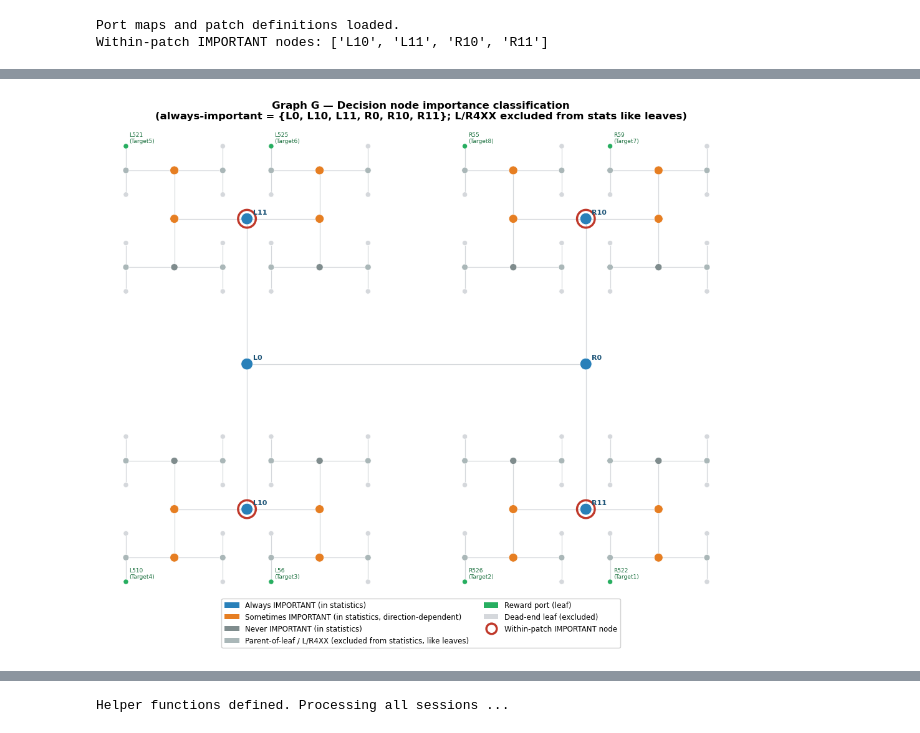
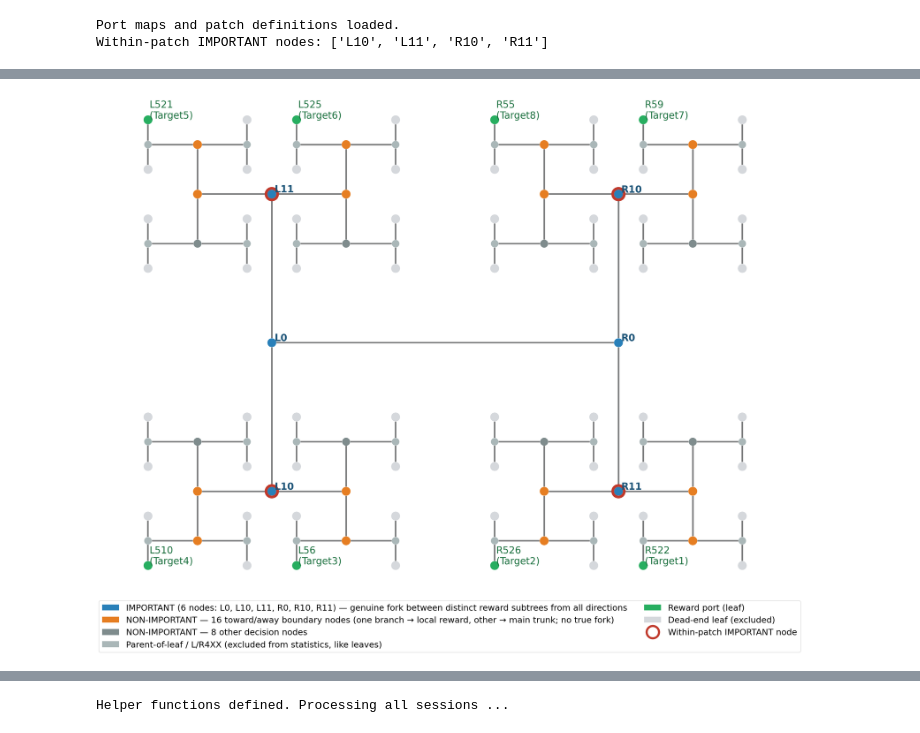
Before and after one commit to AlmogMeir/NaviGraph, a Jupyter notebook: examples/dual_root_tree/decision_point_velocity_analysis.ipynb, the cells around one changed output, grey strips where cells are left out. Drawn from its saved outputs; the diff is of its cells as text; code cells hidden in the pictures.

```diff
--- a/examples/dual_root_tree/decision_point_velocity_analysis.ipynb
+++ b/examples/dual_root_tree/decision_point_velocity_analysis.ipynb
@@ -332,33 +386,33 @@ L21     from L10          non_important  L33 → [—]
 # %%
 # ── Graph G: visualise node importance classification ─────────────────────────
-C_ALWAYS       = '#2980b9'   # blue       – always IMPORTANT
-C_SOMETIMES    = '#e67e22'   # orange     – sometimes IMPORTANT
-C_NEVER        = '#7f8c8d'   # gray       – never IMPORTANT (true decision nodes)
-C_POL          = '#aab7b8'   # light gray – parent-of-leaf (L/R4XX, excluded like leaves)
-C_LEAF_RWD     = '#27ae60'   # green      – leaf that IS a reward port
-C_LEAF_NORWD   = '#d5d8dc'   # very light – dead-end leaf, no reward
-C_PATCH_RING   = '#c0392b'   # red ring   – within-patch IMPORTANT node
+C_ALWAYS       = '#2980b9'   # blue        – IMPORTANT (always_imp)
+C_SOMETIMES    = '#e67e22'   # orange      – NON-IMPORTANT (toward/away boundary nodes)
+C_NEVER        = '#7f8c8d'   # gray        – NON-IMPORTANT (other)
+C_POL          = '#aab7b8'   # light gray  – parent-of-leaf (L/R4XX, excluded like leaves)
+C_LEAF_RWD     = '#27ae60'   # green       – leaf that IS a reward port
+C_LEAF_NORWD   = '#d5d8dc'   # very light  – dead-end leaf, no reward
+C_PATCH_RING   = '#c0392b'   # red ring    – within-patch IMPORTANT node
 
 reward_leaves = set(PORT_MAP_AFTER.keys())
 
 def node_style(n):
     if LEAF_RE.match(n):
-        return (C_LEAF_RWD if n in reward_leaves else C_LEAF_NORWD, 35, 1)
+        return (C_LEAF_RWD if n in reward_leaves else C_LEAF_NORWD, 550, 1)
     if n in parent_of_leaf_nodes:
-        return (C_POL, 50, 2)          # excluded — shown but clearly muted
+        return (C_POL, 400, 2)          # excluded — shown but clearly muted
     if n in always_imp:
-        return (C_ALWAYS, 180, 4)
+        return (C_ALWAYS, 550, 4)
     if n in sometimes_imp:
-        return (C_SOMETIMES, 100, 3)
-    return (C_NEVER, 65, 2)
+        return (C_SOMETIMES, 550, 3)
+    return (C_NEVER, 450, 2)
 
-fig, ax = plt.subplots(figsize=(15, 9))
+fig, ax = plt.subplots(figsize=(30, 20))
 
 for u, v in Gu.edges():
     if u in node_positions and v in node_positions:
         x0, y0 = node_positions[u]
         x1, y1 = node_positions[v]
-        ax.plot([x0, x1], [y0, y1], '-', color='#d5d8dc', linewidth=0.9, zorder=1)
+        ax.plot([x0, x1], [y0, y1], '-', color="#767778", linewidth=4, zorder=1)
 
 for layer in [C_LEAF_NORWD, C_LEAF_RWD, C_POL, C_NEVER, C_SOMETIMES, C_ALWAYS]:
     layer_nodes = [n for n in Gu.nodes()
@@ -372,51 +426,60 @@ for layer in [C_LEAF_NORWD, C_LEAF_RWD, C_POL, C_NEVER, C_SOMETIMES, C_ALWAYS]:
                edgecolors='white', linewidths=0.5)
 
 for n in WITHIN_PATCH_NODES:
     if n in node_positions:
         x, y = node_positions[n]
-        ax.scatter([x], [y], s=420, facecolors='none',
-                   edgecolors=C_PATCH_RING, linewidths=2.5, zorder=5)
+        ax.scatter([x], [y], s=900, facecolors='none',
+                   edgecolors=C_PATCH_RING, linewidths=7, zorder=5)
 
 for n in sorted(always_imp):
     if n in node_positions:
         x, y = node_positions[n]
         ax.annotate(n, (x, y), textcoords='offset points', xytext=(7, 5),
-                    fontsize=8, fontweight='bold', color='#1a5276', zorder=6)
+                    fontsize=25, fontweight='bold', color='#1a5276', zorder=6)
 
 label_map = {v: k for k, v in PORT_MAP_AFTER.items()}
 for target, node in label_map.items():
     if node in node_positions:
         x, y = node_positions[node]
         ax.annotate(f"{node}\n({target})", (x, y),
                     textcoords='offset points', xytext=(4, 4),
-                    fontsize=6.5, color='#196f3d', zorder=6)
+                    fontsize=25, color='#196f3d', zorder=6)
 
 from matplotlib.lines import Line2D
 legend_elements = [
-    mpatches.Patch(facecolor=C_ALWAYS,    label='Always IMPORTANT (in statistics)'),
-    mpatches.Patch(facecolor=C_SOMETIMES, label='Sometimes IMPORTANT (in statistics, direction-dependent)'),
-    mpatches.Patch(facecolor=C_NEVER,     label='Never IMPORTANT (in statistics)'),
-    mpatches.Patch(facecolor=C_POL,       label='Parent-of-leaf / L/R4XX (excluded from statistics, like leaves)'),
-    mpatches.Patch(facecolor=C_LEAF_RWD,  label='Reward port (leaf)'),
-    mpatches.Patch(facecolor=C_LEAF_NORWD,label='Dead-end leaf (excluded)'),
+    mpatches.Patch(facecolor=C_ALWAYS,
+                   label=f'IMPORTANT ({len(always_imp)} nodes: '
+                         + ', '.join(sorted(always_imp))
+                         + ') — genuine fork between distinct reward subtrees from all directions'),
+    mpatches.Patch(facecolor=C_SOMETIMES,
+                   label=f'NON-IMPORTANT — {len(sometimes_imp)} toward/away boundary nodes'
+                         ' (one branch → local reward, other → main trunk; no true fork)'),
+    mpatches.Patch(facecolor=C_NEVER,
+                   label=f'NON-IMPORTANT — {len(never_imp)} other decision nodes'),
+    mpatches.Patch(facecolor=C_POL,
+                   label='Parent-of-leaf / L/R4XX (excluded from statistics, like leaves)'),
+    mpatches.Patch(facecolor=C_LEAF_RWD,   label='Reward port (leaf)'),
+    mpatches.Patch(facecolor=C_LEAF_NORWD,  label='Dead-end leaf (excluded)'),
     Line2D([0], [0], marker='o', color='w', markerfacecolor='none',
-           markeredgecolor=C_PATCH_RING, markersize=12, markeredgewidth=2.5,
+           markeredgecolor=C_PATCH_RING, markersize=32, markeredgewidth=5.5,
            label='Within-patch IMPORTANT node'),
 ]
-ax.legend(handles=legend_elements, loc='lower center', ncol=2, fontsize=8.5,
-          framealpha=0.92, bbox_to_anchor=(0.5, -0.1))
+ax.legend(handles=legend_elements, loc='lower center', ncol=2, fontsize=22,
+          framealpha=0.92, bbox_to_anchor=(0.5, -0.14))
 
-ax.set_title('Graph G — Decision node importance classification\n'
-             '(always-important = {L0, L10, L11, R0, R10, R11}; '
-             'L/R4XX excluded from stats like leaves)',
-             fontsize=12, fontweight='bold')
+# ax.set_title(
+#     'Graph G — Decision node importance classification\n'
+#     'Blue = IMPORTANT (always-important, genuine reward fork)  |  '
+#     'Orange = NON-IMPORTANT boundary nodes (toward/away)  |  '
+#     'Gray = NON-IMPORTANT other  |  L/R4XX excluded like leaves',
+#     fontsize=10, fontweight='bold')
 ax.set_xlim(50, 900)
 ax.set_aspect('equal')
 ax.axis('off')
 plt.tight_layout()
 plt.show()
 # %% [output]
-[figure, old version]
+[figure, new version]
 # %%
 # ── Graph G: same layout, node labels for all decision nodes ──────────────────
 fig, ax = plt.subplots(figsize=(15, 9))
```
Also changed, not shown: parts of 26 cells of this notebook, 10 other files.
